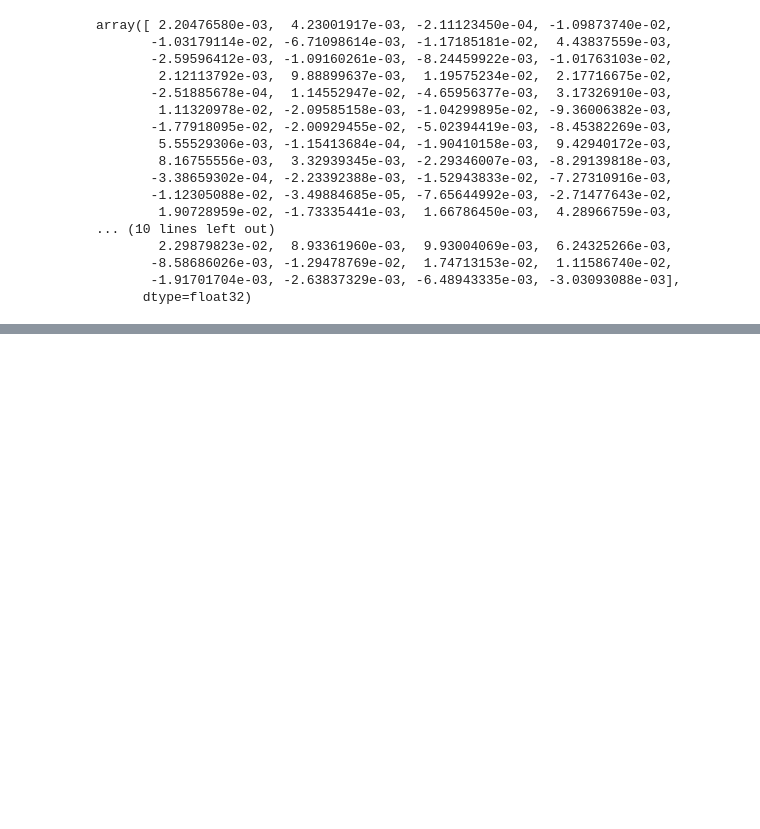
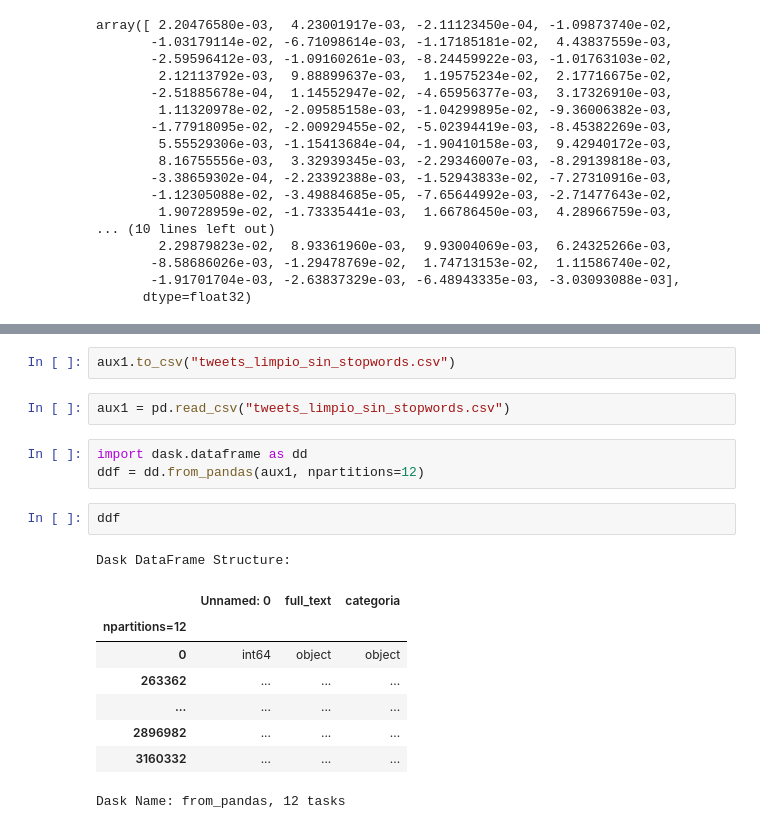
Before and after one commit to xuxoramos/discriminamometro, a Jupyter notebook: discriminamometro/scripts/03_SVM_nuevos_embeddings.ipynb, the cells around one changed output, grey strips where cells are left out. Saved outputs shown, nothing was run; the diff lists cells and outputs as text; blank space fills up the shorter version.

```diff
--- a/discriminamometro/scripts/03_SVM_nuevos_embeddings.ipynb
+++ b/discriminamometro/scripts/03_SVM_nuevos_embeddings.ipynb
@@ -532,0 +664,19 @@ pd.__version__
+# %%
+aux1.to_csv("tweets_limpio_sin_stopwords.csv")
+# %%
+aux1 = pd.read_csv("tweets_limpio_sin_stopwords.csv")
+# %%
+import dask.dataframe as dd
+ddf = dd.from_pandas(aux1, npartitions=12)
+# %%
+ddf
+# %% [output]
+Dask DataFrame Structure:
+|  | Unnamed: 0 | full_text | categoria |
+| npartitions=12 |  |  |  |
+| 0 | int64 | object | object |
+| 263362 | ... | ... | ... |
+| ... | ... | ... | ... |
+| 2896982 | ... | ... | ... |
+| 3160332 | ... | ... | ... |
+Dask Name: from_pandas, 12 tasks
```
Also changed, not shown: parts of 42 cells of this notebook, 1 other file.
